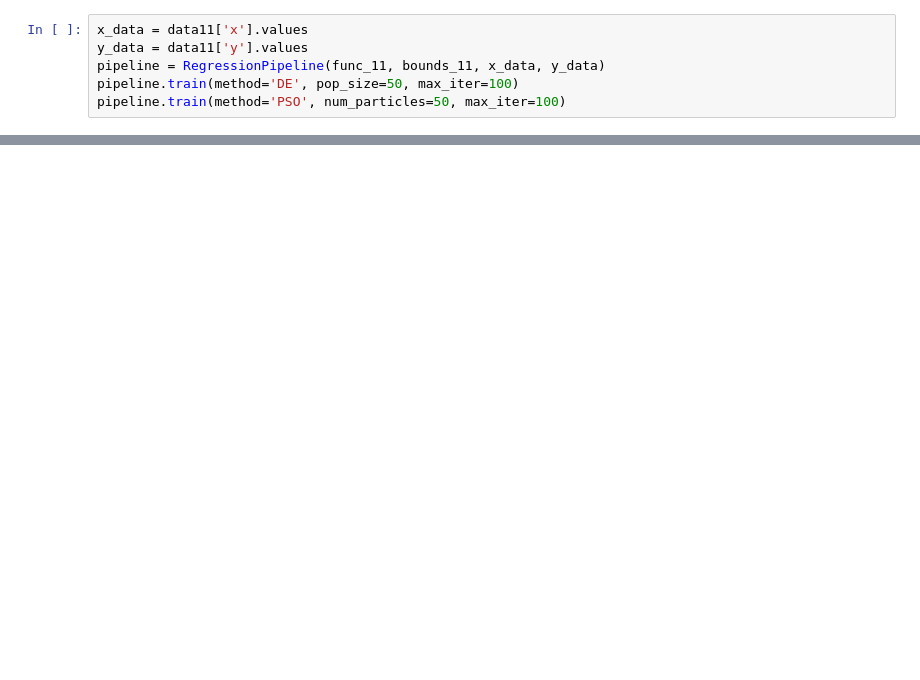
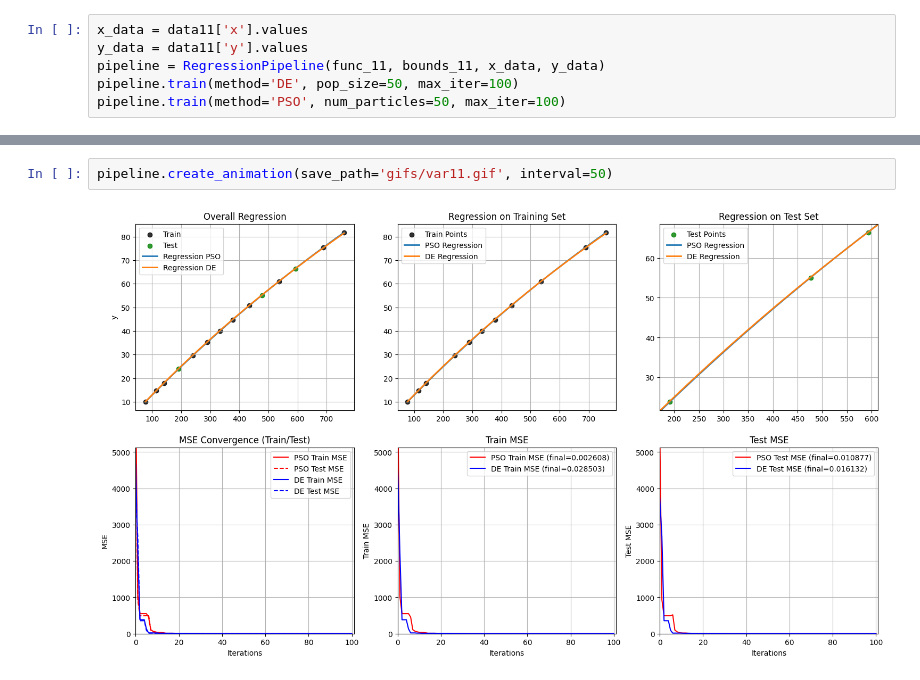
Before and after one commit to gre1wy/SwarmIntelligence, a Jupyter notebook: lab6/lab6.ipynb, the cells around one changed output, grey strips where cells are left out. Cells and saved outputs as stored; diff of their text form; blank space fills up the shorter version.

```diff
--- a/lab6/lab6.ipynb
+++ b/lab6/lab6.ipynb
@@ -95,0 +99,4 @@ pipeline.plot_results()
+# %%
+pipeline.create_animation(save_path='gifs/var11.gif', interval=50)
+# %% [output]
+[figure, added]
```
Also changed, not shown: parts of 8 cells of this notebook, 2 other files.
